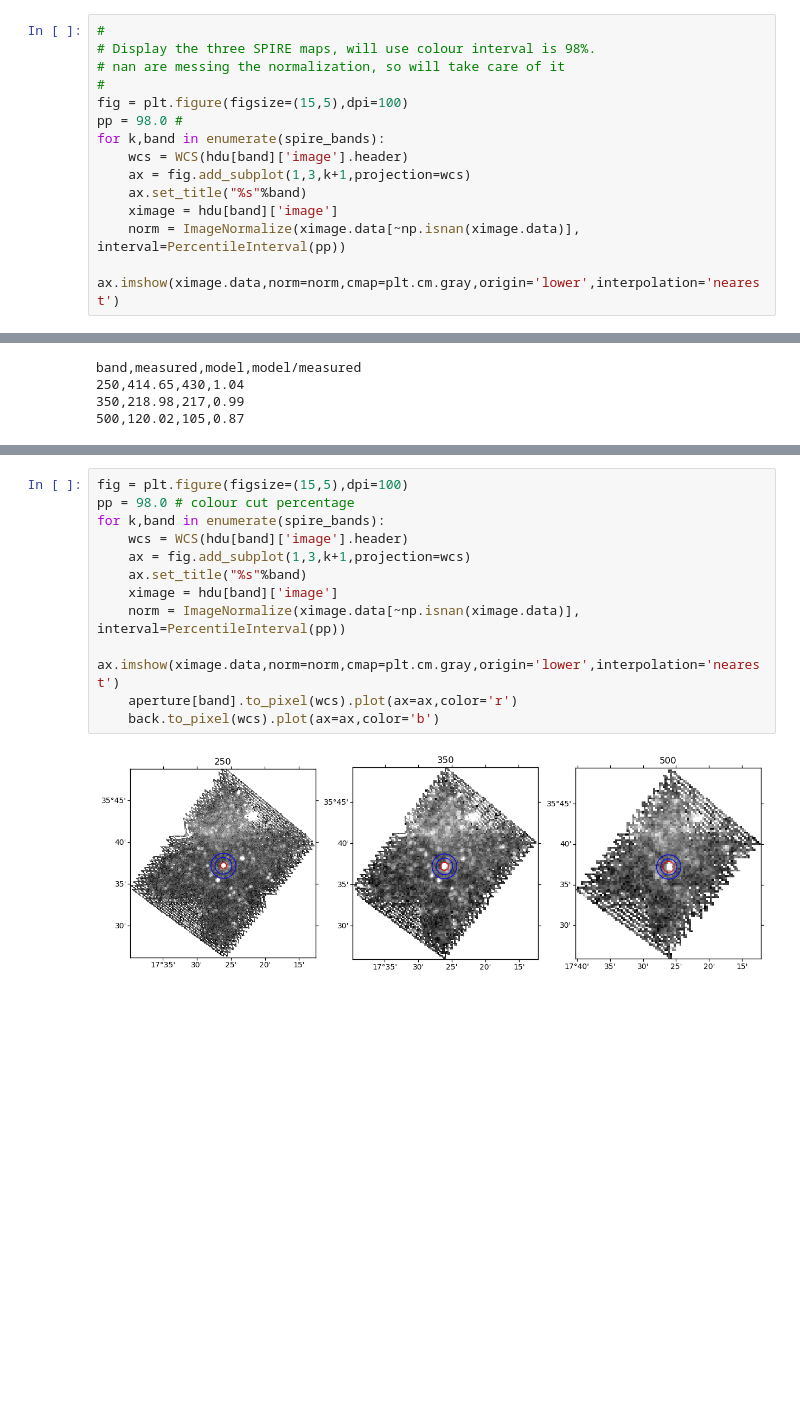
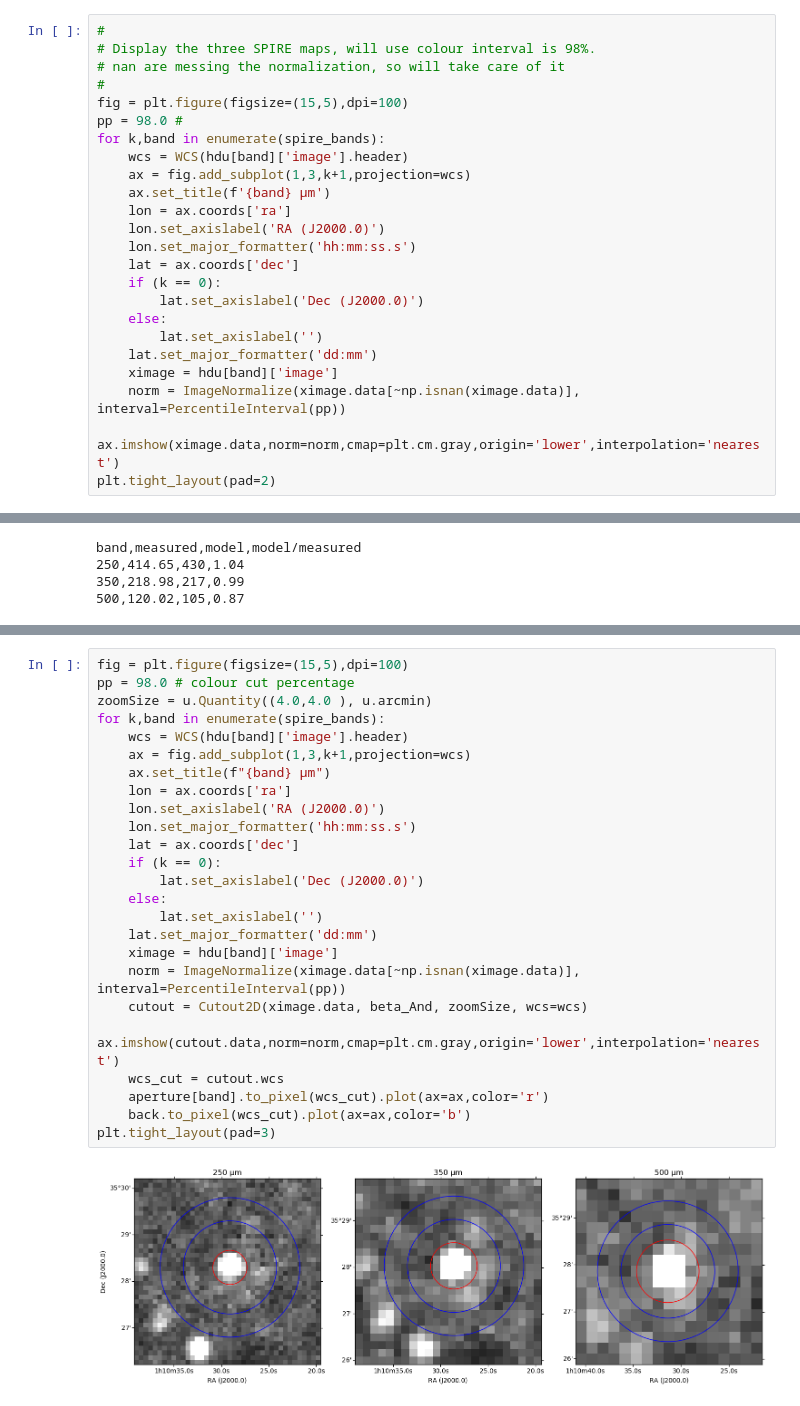
Before and after one commit to ivvv/herspy, a Jupyter notebook: notebooks/SPIRE aperture photometry of point sourcesNEW.ipynb, the cells around one changed output, grey strips where cells are left out. Drawn from its saved outputs; the diff is of its cells as text; blank space fills up the shorter version.

```diff
--- a/notebooks/SPIRE aperture photometry of point sourcesNEW.ipynb
+++ b/notebooks/SPIRE aperture photometry of point sourcesNEW.ipynb
@@ -100,8 +121,18 @@ pp = 98.0 #
 for k,band in enumerate(spire_bands):
     wcs = WCS(hdu[band]['image'].header)
     ax = fig.add_subplot(1,3,k+1,projection=wcs)
-    ax.set_title("%s"%band)
+    ax.set_title(f'{band} µm')
+    lon = ax.coords['ra']
+    lon.set_axislabel('RA (J2000.0)')
+    lon.set_major_formatter('hh:mm:ss.s')
+    lat = ax.coords['dec']
+    if (k == 0):
+        lat.set_axislabel('Dec (J2000.0)')
+    else:
+        lat.set_axislabel('')
+    lat.set_major_formatter('dd:mm')
     ximage = hdu[band]['image']
     norm = ImageNormalize(ximage.data[~np.isnan(ximage.data)], interval=PercentileInterval(pp))
     ax.imshow(ximage.data,norm=norm,cmap=plt.cm.gray,origin='lower',interpolation='nearest')
+plt.tight_layout(pad=2)
 # %% [output]
@@ -219,14 +270,27 @@ We can visualise the apertures and the background annuli just to make sure they
 # %%
 fig = plt.figure(figsize=(15,5),dpi=100)
 pp = 98.0 # colour cut percentage
+zoomSize = u.Quantity((4.0,4.0 ), u.arcmin)
 for k,band in enumerate(spire_bands):
     wcs = WCS(hdu[band]['image'].header)
     ax = fig.add_subplot(1,3,k+1,projection=wcs)
-    ax.set_title("%s"%band)
+    ax.set_title(f"{band} µm")
+    lon = ax.coords['ra']
+    lon.set_axislabel('RA (J2000.0)')
+    lon.set_major_formatter('hh:mm:ss.s')
+    lat = ax.coords['dec']
+    if (k == 0):
+        lat.set_axislabel('Dec (J2000.0)')
+    else:
+        lat.set_axislabel('')
+    lat.set_major_formatter('dd:mm')
     ximage = hdu[band]['image']
     norm = ImageNormalize(ximage.data[~np.isnan(ximage.data)], interval=PercentileInterval(pp))
-    ax.imshow(ximage.data,norm=norm,cmap=plt.cm.gray,origin='lower',interpolation='nearest')
-    aperture[band].to_pixel(wcs).plot(ax=ax,color='r')
-    back.to_pixel(wcs).plot(ax=ax,color='b')
+    cutout = Cutout2D(ximage.data, beta_And, zoomSize, wcs=wcs)
+    ax.imshow(cutout.data,norm=norm,cmap=plt.cm.gray,origin='lower',interpolation='nearest')
+    wcs_cut = cutout.wcs
+    aperture[band].to_pixel(wcs_cut).plot(ax=ax,color='r')
+    back.to_pixel(wcs_cut).plot(ax=ax,color='b')
+plt.tight_layout(pad=3)
 # %% [output]
-[figure, old version]
+[figure, new version]
```
Also changed, not shown: parts of 21 cells of this notebook.
